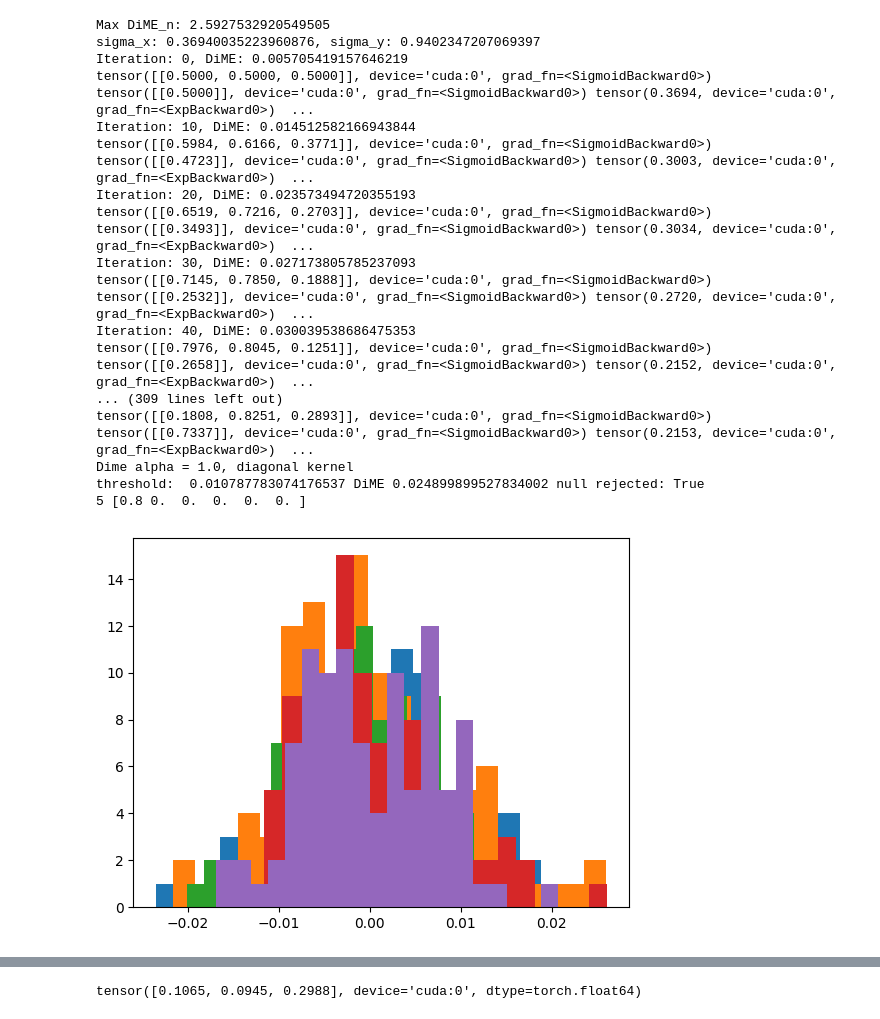
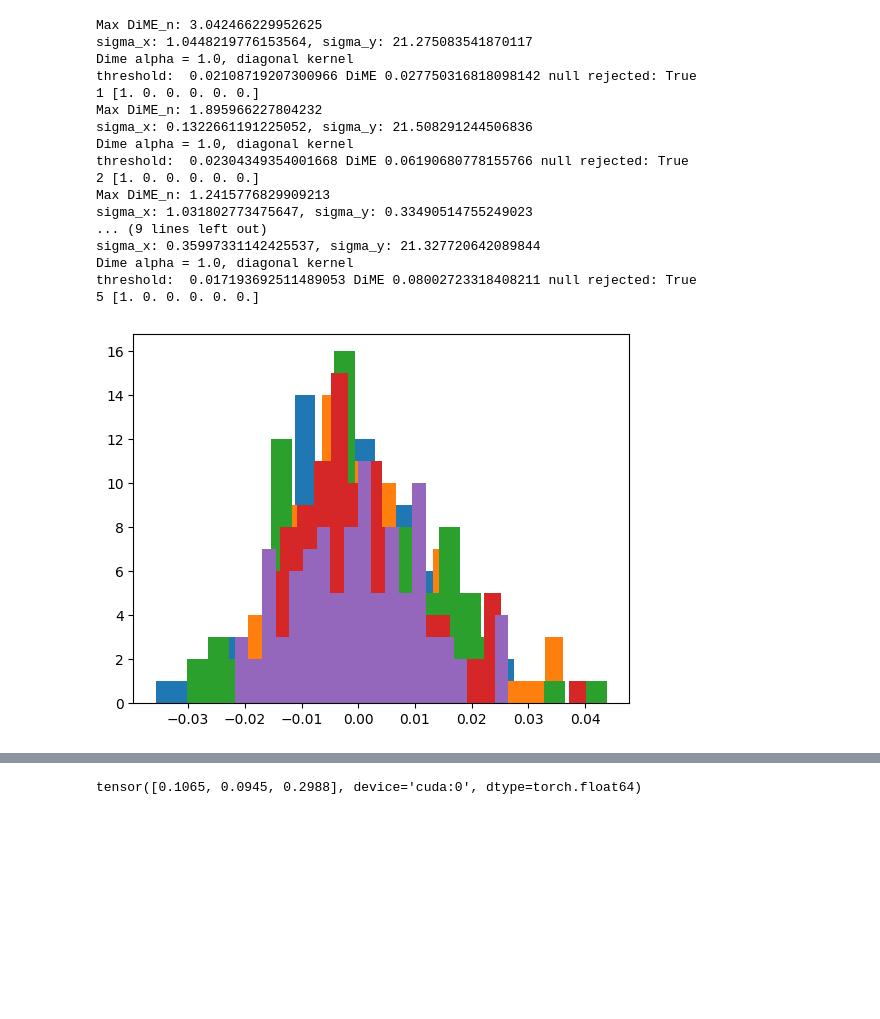
Before and after one commit to KeiderHoyos/IndependenceTestingDifferenceEntropies, a Jupyter notebook: demo.ipynb, the cells around one changed output, grey strips where cells are left out. Drawn from its saved outputs; the diff is of its cells as text; code cells hidden in the pictures; blank space fills up the shorter version.

```diff
--- a/demo.ipynb
+++ b/demo.ipynb
@@ -107,44 +110,44 @@ def GSign(n,d, seed):
 # %%
 n = 600
 d = 3
 test_num = 5
 dime_perm = 10
 result_test_correct = np.zeros([6,test_num])
 seed = 0
 for it in range(test_num):
     X, Y = sinedependence(n, d, seed)
     Y = Y.reshape(-1,1)
     X_tensor, Y_tensor = torch.tensor(X, device=device), torch.tensor(Y,device=device)
 
     #test#
 
 
-    dime_estimator = IndpTest_DIME( X_tensor, Y_tensor, dime_perm = 10, alpha = 0.5, type_bandwidth="weighted", lr = 0.05,  split_ratio = 0.5,
+    dime_estimator = IndpTest_DIME( X_tensor, Y_tensor, dime_perm = 10, alpha = 1.0, type_bandwidth="weighted", lr = 0.05,  split_ratio = 0.5,
                                     batch_size = None, grid_search_min = -3, grid_search_max = 3, epochs=300)
     results_dime = dime_estimator.perform_test()
     result_test_correct[0, it] = float(results_dime['h0_rejected'])
     print('Dime alpha = 1.0, diagonal kernel')
     print('threshold: ',results_dime["thresh"].item(), 'DiME', results_dime["test_stat"].item(), 'null rejected:' ,results_dime["h0_rejected"].item())
     # print(dime_estimator.sigma_x_diag_vals)
 
     seed += 1
     print(it+1, np.sum(result_test_correct,1)/(it+1))
 # %% [output]
-Max DiME_n: 2.5927532920549505
-sigma_x: 0.36940035223960876, sigma_y: 0.9402347207069397
-Iteration: 0, DiME: 0.005705419157646219
-tensor([[0.5000, 0.5000, 0.5000]], device='cuda:0', grad_fn=<SigmoidBackward0>) tensor([[0.5000]], device='cuda:0', grad_fn=<SigmoidBackward0>) tensor(0.3694, device='cuda:0', grad_fn=<ExpBackward0>)  ...
-Iteration: 10, DiME: 0.014512582166943844
-tensor([[0.5984, 0.6166, 0.3771]], device='cuda:0', grad_fn=<SigmoidBackward0>) tensor([[0.4723]], device='cuda:0', grad_fn=<SigmoidBackward0>) tensor(0.3003, device='cuda:0', grad_fn=<ExpBackward0>)  ...
-Iteration: 20, DiME: 0.023573494720355193
-tensor([[0.6519, 0.7216, 0.2703]], device='cuda:0', grad_fn=<SigmoidBackward0>) tensor([[0.3493]], device='cuda:0', grad_fn=<SigmoidBackward0>) tensor(0.3034, device='cuda:0', grad_fn=<ExpBackward0>)  ...
-Iteration: 30, DiME: 0.027173805785237093
-tensor([[0.7145, 0.7850, 0.1888]], device='cuda:0', grad_fn=<SigmoidBackward0>) tensor([[0.2532]], device='cuda:0', grad_fn=<SigmoidBackward0>) tensor(0.2720, device='cuda:0', grad_fn=<ExpBackward0>)  ...
-Iteration: 40, DiME: 0.030039538686475353
-tensor([[0.7976, 0.8045, 0.1251]], device='cuda:0', grad_fn=<SigmoidBackward0>) tensor([[0.2658]], device='cuda:0', grad_fn=<SigmoidBackward0>) tensor(0.2152, device='cuda:0', grad_fn=<ExpBackward0>)  ...
-... (309 lines left out)
-tensor([[0.1808, 0.8251, 0.2893]], device='cuda:0', grad_fn=<SigmoidBackward0>) tensor([[0.7337]], device='cuda:0', grad_fn=<SigmoidBackward0>) tensor(0.2153, device='cuda:0', grad_fn=<ExpBackward0>)  ...
+Max DiME_n: 3.042466229952625
+sigma_x: 1.0448219776153564, sigma_y: 21.275083541870117
 Dime alpha = 1.0, diagonal kernel
-threshold:  0.010787783074176537 DiME 0.024899899527834002 null rejected: True
-5 [0.8 0.  0.  0.  0.  0. ]
+threshold:  0.02108719207300966 DiME 0.027750316818098142 null rejected: True
+1 [1. 0. 0. 0. 0. 0.]
+Max DiME_n: 1.895966227804232
+sigma_x: 0.1322661191225052, sigma_y: 21.508291244506836
+Dime alpha = 1.0, diagonal kernel
+threshold:  0.02304349354001668 DiME 0.06190680778155766 null rejected: True
+2 [1. 0. 0. 0. 0. 0.]
+Max DiME_n: 1.2415776829909213
+sigma_x: 1.031802773475647, sigma_y: 0.33490514755249023
+... (9 lines left out)
+sigma_x: 0.35997331142425537, sigma_y: 21.327720642089844
+Dime alpha = 1.0, diagonal kernel
+threshold:  0.017193692511489053 DiME 0.08002723318408211 null rejected: True
+5 [1. 0. 0. 0. 0. 0.]
-[figure, old version]
+[figure, new version]
```
Also changed, not shown: parts of 3 cells of this notebook, 4 other files.
